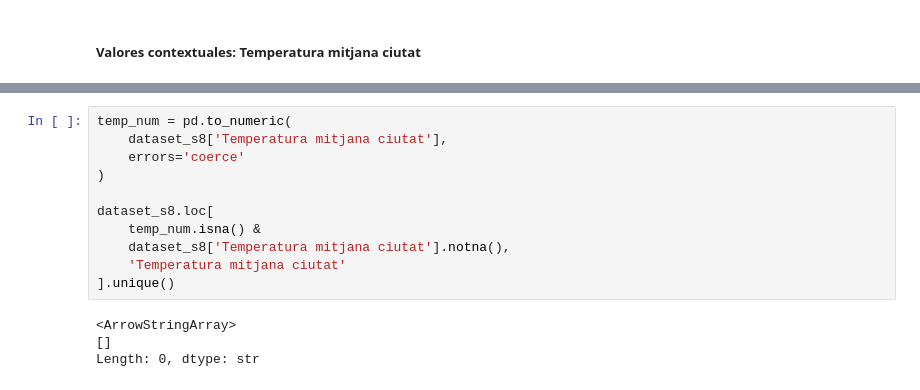
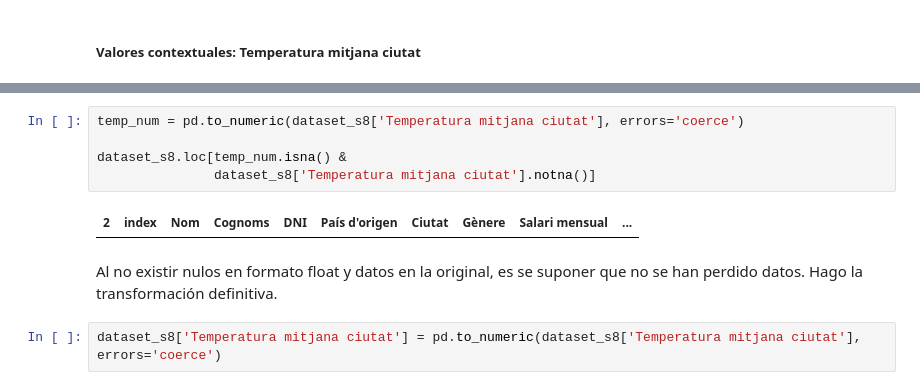
Before and after one commit to noelcarrionmatias/IT_Data, a Jupyter notebook: Especializacion/8_Sprint/ejercicios_s8.ipynb, the cells around one changed output, grey strips where cells are left out. Cells and saved outputs as stored; diff of their text form.

```diff
--- a/Especializacion/8_Sprint/ejercicios_s8.ipynb
+++ b/Especializacion/8_Sprint/ejercicios_s8.ipynb
@@ -1304,17 +1306,13 @@ dataset_s8['Temperatura mitjana ciutat'].unique()
   '6.5']
 Length: 129, dtype: str
 # %%
-temp_num = pd.to_numeric(
-    dataset_s8['Temperatura mitjana ciutat'],
-    errors='coerce'
-)
+temp_num = pd.to_numeric(dataset_s8['Temperatura mitjana ciutat'], errors='coerce')
 
-dataset_s8.loc[
-    temp_num.isna() &
-    dataset_s8['Temperatura mitjana ciutat'].notna(),
-    'Temperatura mitjana ciutat'
-].unique()
+dataset_s8.loc[temp_num.isna() &
+               dataset_s8['Temperatura mitjana ciutat'].notna()]
 # %% [output]
-<ArrowStringArray>
-[]
-Length: 0, dtype: str
+| 2 | index | Nom | Cognoms | DNI | País d'origen | Ciutat | Gènere | Salari mensual | ... |
+# %% [markdown]
+Al no existir nulos en formato float y datos en la original, es se suponer que no se han perdido datos. Hago la transformación definitiva.
+# %%
+dataset_s8['Temperatura mitjana ciutat'] = pd.to_numeric(dataset_s8['Temperatura mitjana ciutat'], errors='coerce')
```
Also changed, not shown: parts of 34 cells of this notebook.
